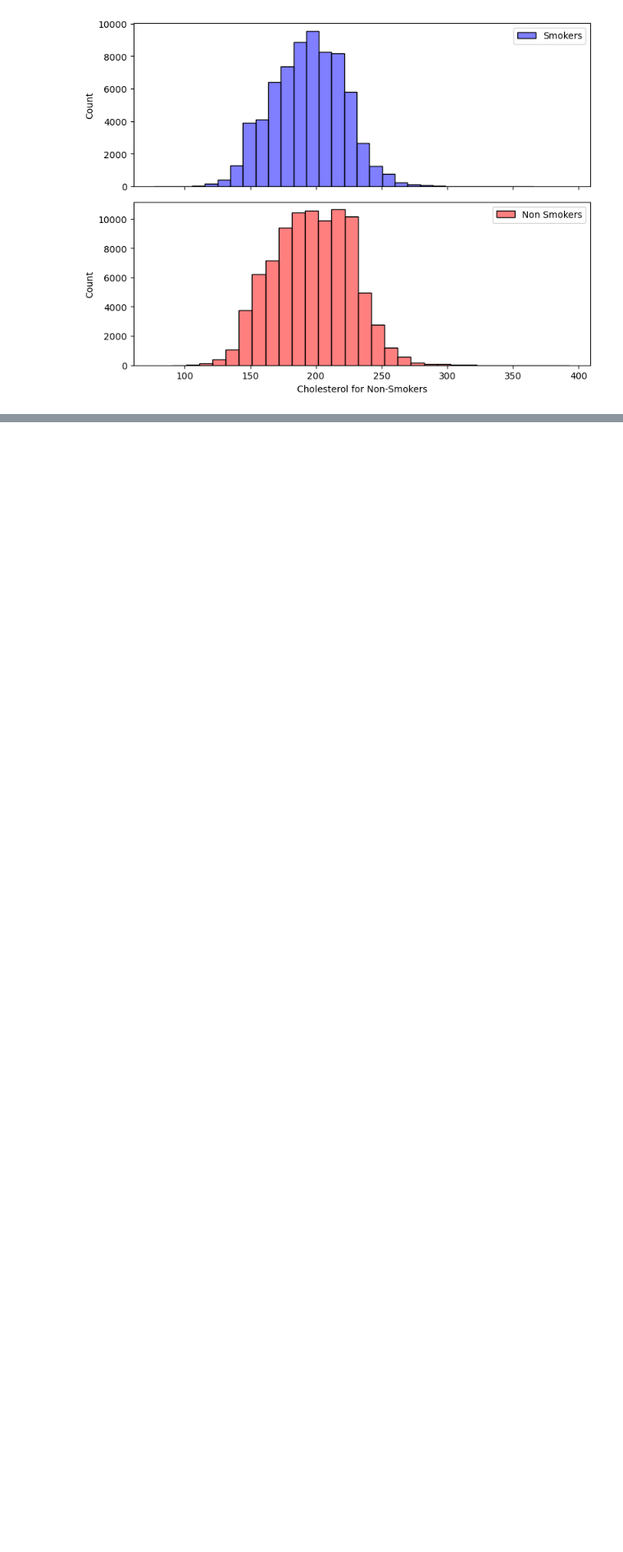
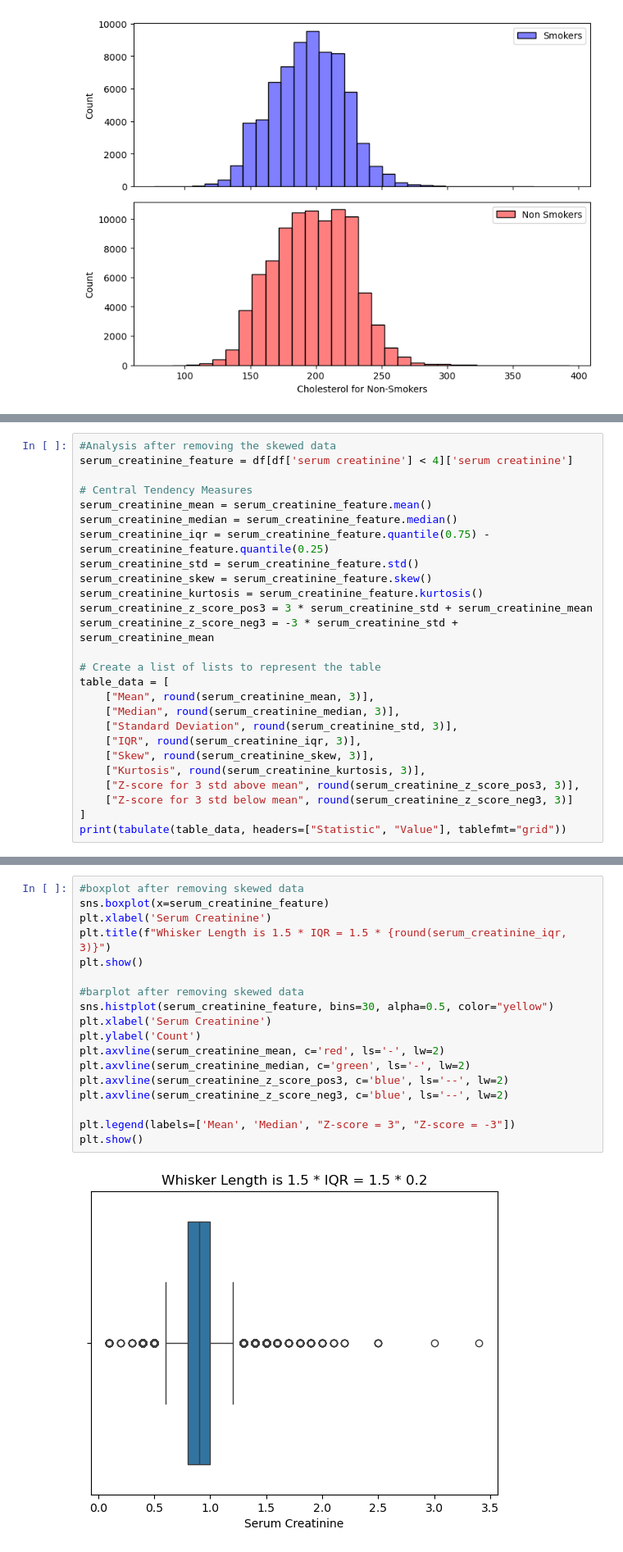
Before and after one commit to ahmedoy/SmokingData-Classification, a Jupyter notebook: data_analysis.ipynb, the cells around one changed output, grey strips where cells are left out. Shown at 82% size. Drawn from its saved outputs; the diff is of its cells as text; blank space fills up the shorter version.

```diff
--- a/data_analysis.ipynb
+++ b/data_analysis.ipynb
@@ -967,0 +1032,26 @@ plt.show()
+# %%
+#Analysis after removing the skewed data
+serum_creatinine_feature = df[df['serum creatinine'] < 4]['serum creatinine']
+
+# Central Tendency Measures
+serum_creatinine_mean = serum_creatinine_feature.mean()
+serum_creatinine_median = serum_creatinine_feature.median()
+serum_creatinine_iqr = serum_creatinine_feature.quantile(0.75) - serum_creatinine_feature.quantile(0.25)
+serum_creatinine_std = serum_creatinine_feature.std()
+serum_creatinine_skew = serum_creatinine_feature.skew()
+serum_creatinine_kurtosis = serum_creatinine_feature.kurtosis()
+serum_creatinine_z_score_pos3 = 3 * serum_creatinine_std + serum_creatinine_mean
+serum_creatinine_z_score_neg3 = -3 * serum_creatinine_std + serum_creatinine_mean
+
+# Create a list of lists to represent the table
+table_data = [
+    ["Mean", round(serum_creatinine_mean, 3)],
+    ["Median", round(serum_creatinine_median, 3)],
+    ["Standard Deviation", round(serum_creatinine_std, 3)],
+    ["IQR", round(serum_creatinine_iqr, 3)],
+    ["Skew", round(serum_creatinine_skew, 3)],
+    ["Kurtosis", round(serum_creatinine_kurtosis, 3)],
+    ["Z-score for 3 std above mean", round(serum_creatinine_z_score_pos3, 3)],
+    ["Z-score for 3 std below mean", round(serum_creatinine_z_score_neg3, 3)]
+]
+print(tabulate(table_data, headers=["Statistic", "Value"], tablefmt="grid"))
@@ -967,0 +1078,20 @@ plt.show()
+# %%
+#boxplot after removing skewed data
+sns.boxplot(x=serum_creatinine_feature)
+plt.xlabel('Serum Creatinine')
+plt.title(f"Whisker Length is 1.5 * IQR = 1.5 * {round(serum_creatinine_iqr, 3)}")
+plt.show()
+
+#barplot after removing skewed data
+sns.histplot(serum_creatinine_feature, bins=30, alpha=0.5, color="yellow")
+plt.xlabel('Serum Creatinine')
+plt.ylabel('Count')
+plt.axvline(serum_creatinine_mean, c='red', ls='-', lw=2)
+plt.axvline(serum_creatinine_median, c='green', ls='-', lw=2)
+plt.axvline(serum_creatinine_z_score_pos3, c='blue', ls='--', lw=2)
+plt.axvline(serum_creatinine_z_score_neg3, c='blue', ls='--', lw=2)
+
+plt.legend(labels=['Mean', 'Median', "Z-score = 3", "Z-score = -3"])
+plt.show()
+# %% [output]
+[figure, added]
```
Also changed, not shown: parts of 9 cells of this notebook.
